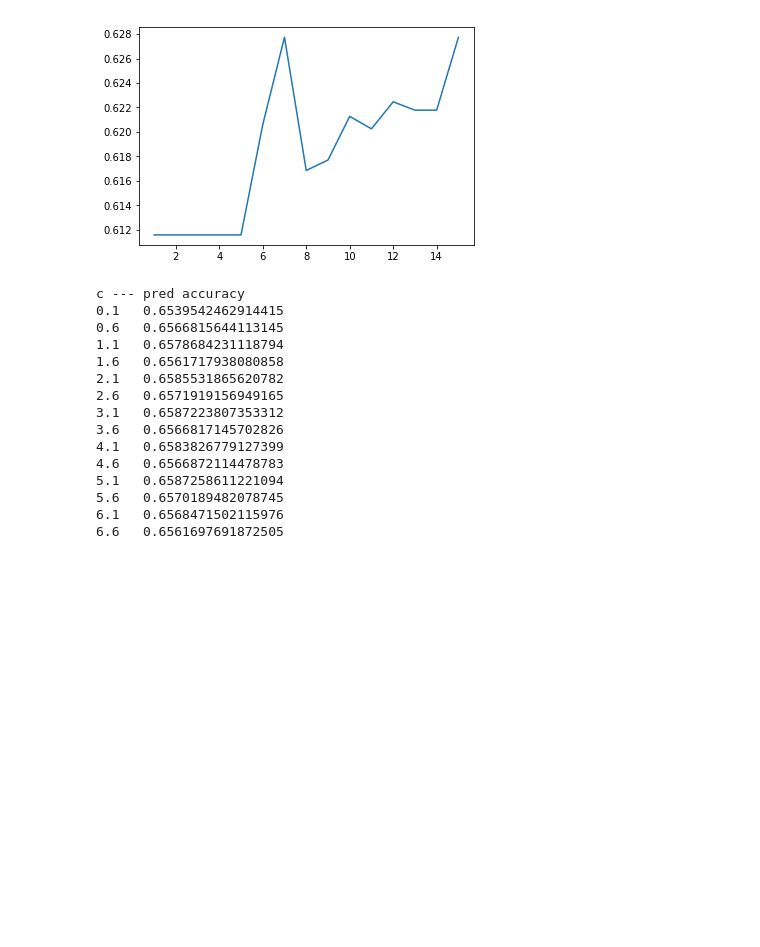
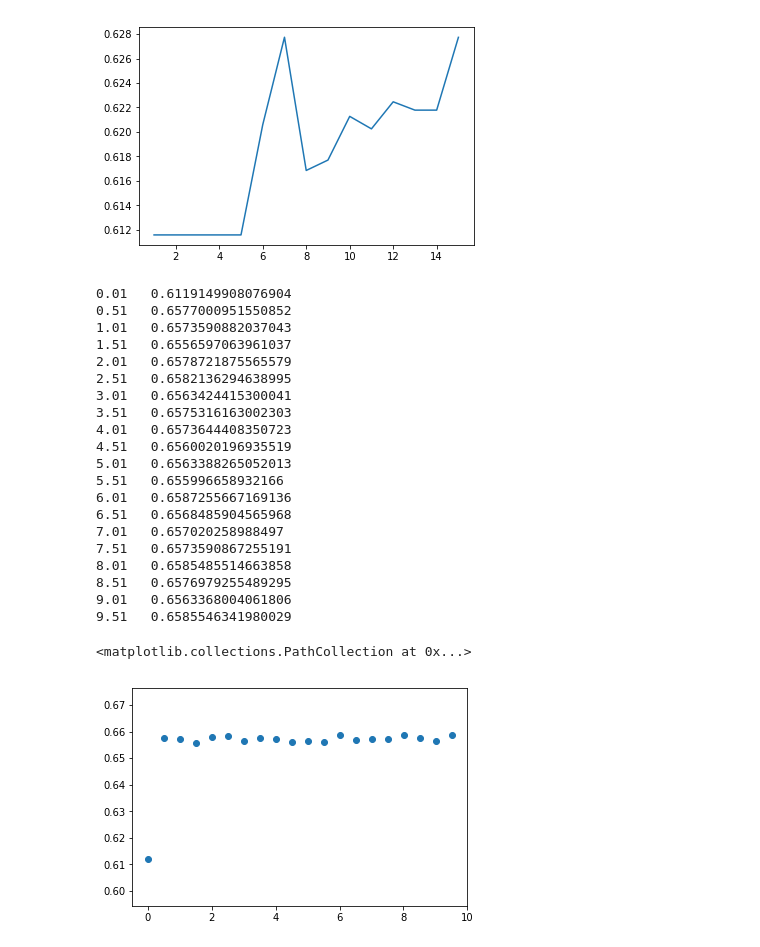
Before and after one commit to medium3rdparty/188-Final-Project, a Jupyter notebook: 188 Final Project - Code - V3.0.ipynb, the cells around one changed output. Cells and saved outputs as stored; diff of their text form; code cells hidden in the pictures; blank space fills up the shorter version.

```diff
--- a/188 Final Project - Code - V3.0.ipynb
+++ b/188 Final Project - Code - V3.0.ipynb
@@ -500,29 +505,38 @@ def crossval(X_in,c):
         accs[count] = model.score(X_test,classholder_test)
         count = count + 1
     return np.mean(accs)
-# %%
-print('c --- pred accuracy')
-
-cs = np.arange(0.1,10,0.5)
-
-for c in cs:
-    X_scaled = scale(X)
-    print(str(c) + '   ' + str(crossval(X_scaled, c)))
-
-print("Complexity, or c value seems to yeild the best scores at 1.0. Changing g doesn't change the accuracy, but this makes sense as changing gamma only changes the accuracy when using rbf, which we cannot use (we must use linear).")
-# %% [output]
-c --- pred accuracy
-0.1   0.6539542462914415
-0.6   0.6566815644113145
-1.1   0.6578684231118794
-1.6   0.6561717938080858
-2.1   0.6585531865620782
-2.6   0.6571919156949165
-3.1   0.6587223807353312
-3.6   0.6566817145702826
-4.1   0.6583826779127399
-4.6   0.6566872114478783
-5.1   0.6587258611221094
-5.6   0.6570189482078745
-6.1   0.6568471502115976
-6.6   0.6561697691872505
+# %%
+cs = np.arange(0.01,10,0.5)
+crossvall = np.zeros(len(cs))
+i = 0
+
+for c in cs:
+    X_scaled = scale(X)
+    crossvall[i] = crossval(X_scaled, c)
+    print(str(c) + '   ' + str(crossvall[i]))
+    i += 1
+
+plt.scatter(cs, crossvall)
+# %% [output]
+0.01   0.6119149908076904
+0.51   0.6577000951550852
+1.01   0.6573590882037043
+1.51   0.6556597063961037
+2.01   0.6578721875565579
+2.51   0.6582136294638995
+3.01   0.6563424415300041
+3.51   0.6575316163002303
+4.01   0.6573644408350723
+4.51   0.6560020196935519
+5.01   0.6563388265052013
+5.51   0.655996658932166
+6.01   0.6587255667169136
+6.51   0.6568485904565968
+7.01   0.657020258988497
+7.51   0.6573590867255191
+8.01   0.6585485514663858
+8.51   0.6576979255489295
+9.01   0.6563368004061806
+9.51   0.6585546341980029
+<matplotlib.collections.PathCollection at 0x...>
+[figure, added]
```
Also changed, not shown: parts of 11 cells of this notebook.
